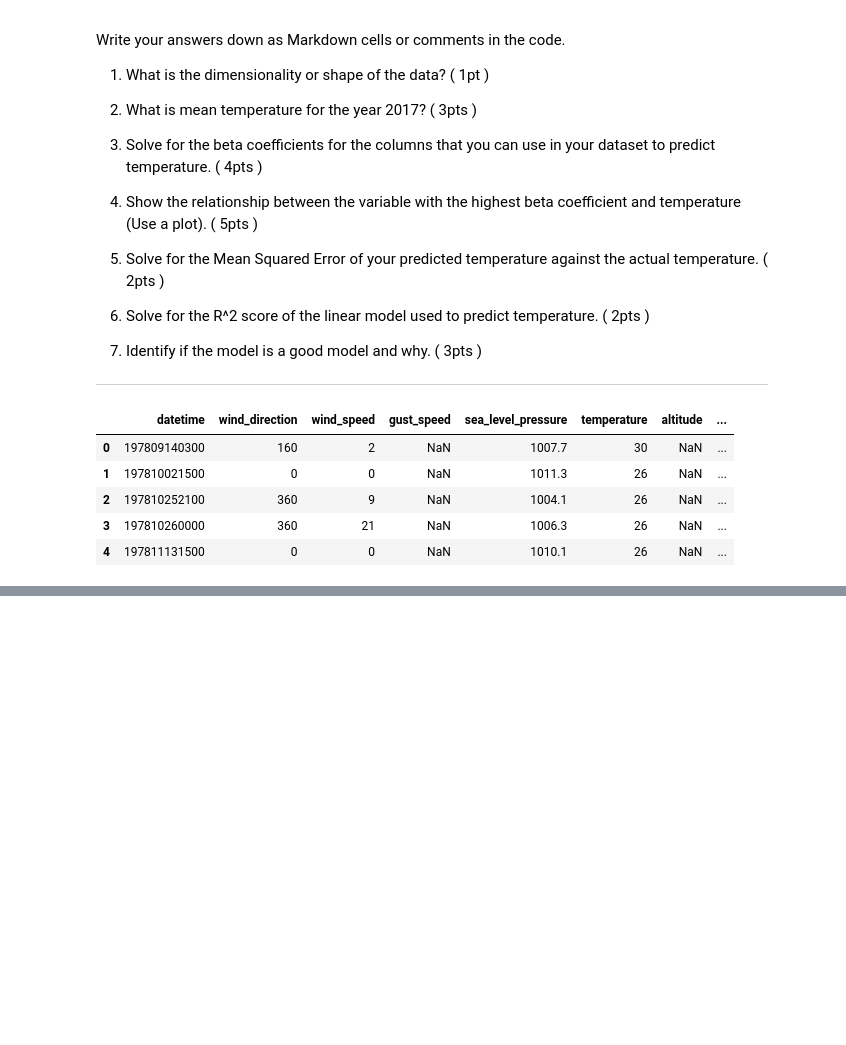
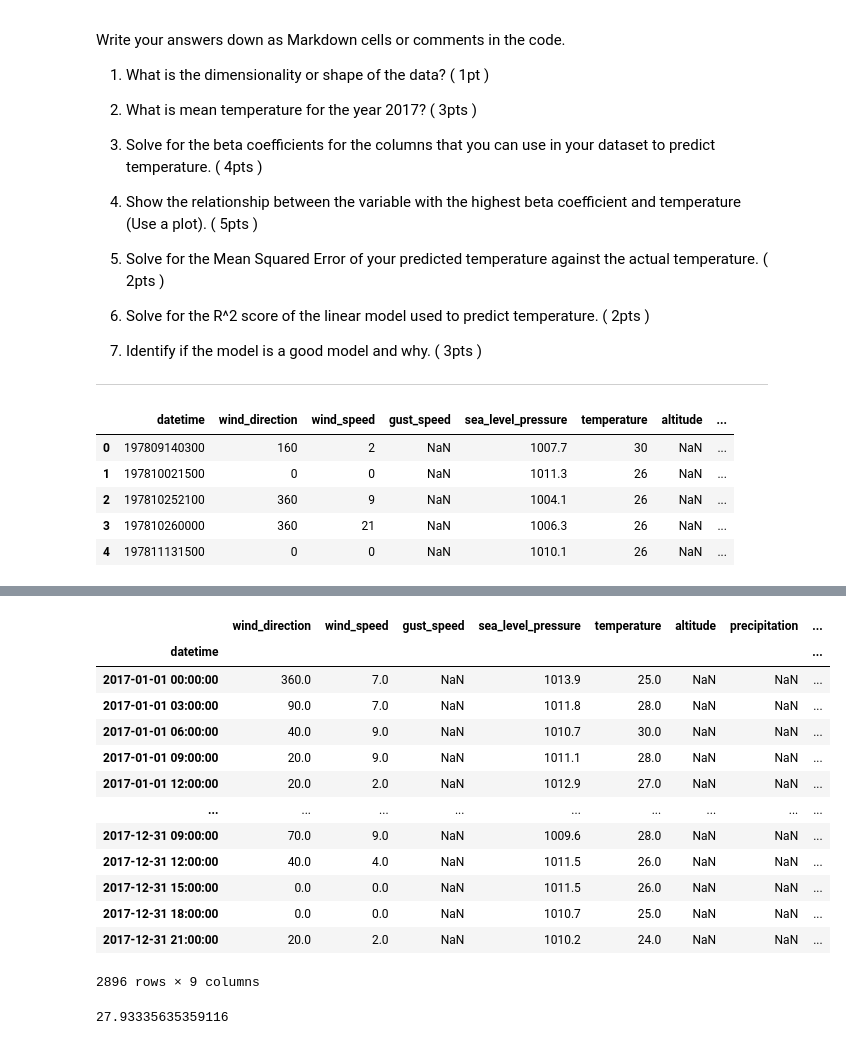
Before and after one commit to jvgcalites/apper-eda, a Jupyter notebook: Notebooks/PS1 - CS129.18.ipynb, the cells around one changed output, grey strips where cells are left out. Saved outputs shown, nothing was run; the diff lists cells and outputs as text; code cells hidden in the pictures; blank space fills up the shorter version.

```diff
--- a/Notebooks/PS1 - CS129.18.ipynb
+++ b/Notebooks/PS1 - CS129.18.ipynb
@@ -74,0 +97,22 @@ TypeError: 'tuple' object is not callable
+# %%
+year_2017_df = yearly_df.loc[2017]
+year_2017_df
+# %% [output]
+|  | wind_direction | wind_speed | gust_speed | sea_level_pressure | temperature | altitude | precipitation | ... |
+| datetime |  |  |  |  |  |  |  | ... |
+| 2017-01-01 00:00:00 | 360.0 | 7.0 | NaN | 1013.9 | 25.0 | NaN | NaN | ... |
+| 2017-01-01 03:00:00 | 90.0 | 7.0 | NaN | 1011.8 | 28.0 | NaN | NaN | ... |
+| 2017-01-01 06:00:00 | 40.0 | 9.0 | NaN | 1010.7 | 30.0 | NaN | NaN | ... |
+| 2017-01-01 09:00:00 | 20.0 | 9.0 | NaN | 1011.1 | 28.0 | NaN | NaN | ... |
+| 2017-01-01 12:00:00 | 20.0 | 2.0 | NaN | 1012.9 | 27.0 | NaN | NaN | ... |
+| ... | ... | ... | ... | ... | ... | ... | ... | ... |
+| 2017-12-31 09:00:00 | 70.0 | 9.0 | NaN | 1009.6 | 28.0 | NaN | NaN | ... |
+| 2017-12-31 12:00:00 | 40.0 | 4.0 | NaN | 1011.5 | 26.0 | NaN | NaN | ... |
+| 2017-12-31 15:00:00 | 0.0 | 0.0 | NaN | 1011.5 | 26.0 | NaN | NaN | ... |
+| 2017-12-31 18:00:00 | 0.0 | 0.0 | NaN | 1010.7 | 25.0 | NaN | NaN | ... |
+| 2017-12-31 21:00:00 | 20.0 | 2.0 | NaN | 1010.2 | 24.0 | NaN | NaN | ... |
+2896 rows × 9 columns
+# %%
+year_2017_df['temperature'].mean()
+# %% [output]
+27.93335635359116
```
Also changed, not shown: parts of 17 cells of this notebook, 2 other files.
